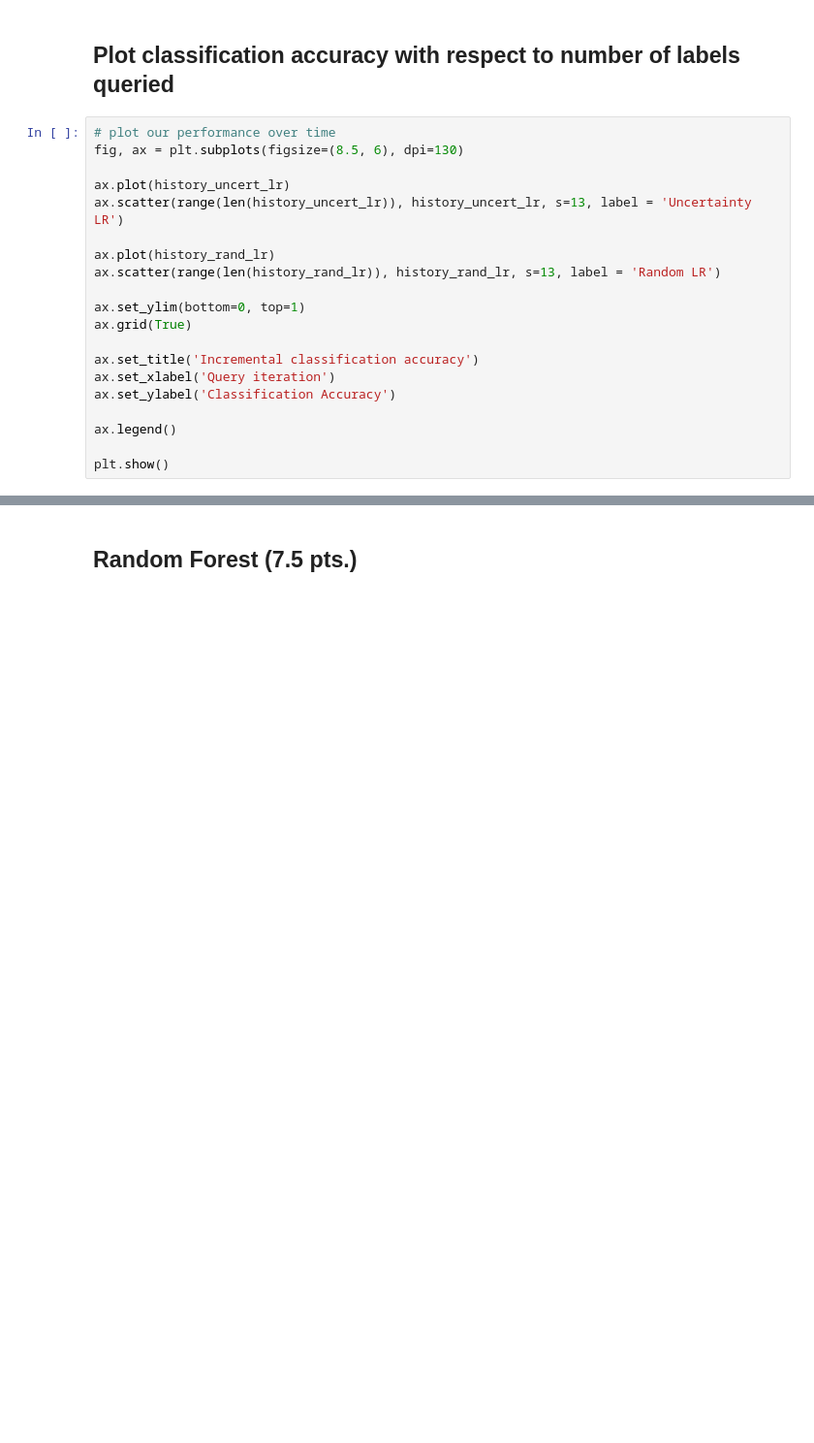
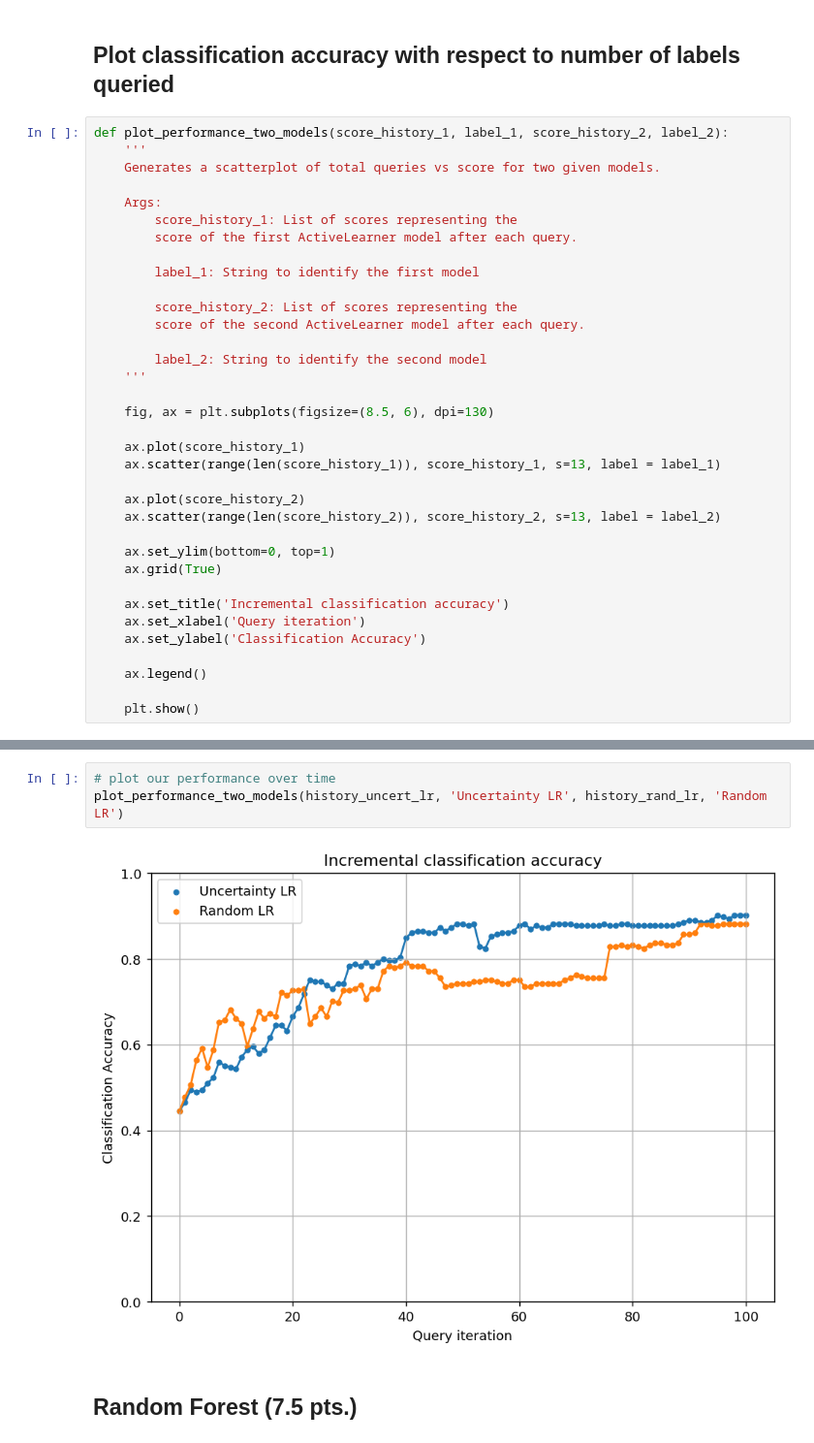
Before and after one commit to ryanquinnnelson/CMU-02750-Query-Selection-Methods-in-Active-Learning, a Jupyter notebook: HW2Q1_ryan.ipynb, the cells around one changed output, grey strips where cells are left out. Shown at 97% size. Cells and saved outputs as stored; diff of their text form; blank space fills up the shorter version.

```diff
--- a/HW2Q1_ryan.ipynb
+++ b/HW2Q1_ryan.ipynb
@@ -390,22 +405,37 @@ Accuracy of Logistic Regression with uncertainty sampling:      0.816
 # %% [markdown]
 ## Plot classification accuracy with respect to number of labels queried
 # %%
-# plot our performance over time
-fig, ax = plt.subplots(figsize=(8.5, 6), dpi=130)
+def plot_performance_two_models(score_history_1, label_1, score_history_2, label_2):
+    '''
+    Generates a scatterplot of total queries vs score for two given models.
 
-ax.plot(history_uncert_lr)
-ax.scatter(range(len(history_uncert_lr)), history_uncert_lr, s=13, label = 'Uncertainty LR')
+    Args:
+        score_history_1: List of scores representing the
+        score of the first ActiveLearner model after each query.
 
-ax.plot(history_rand_lr)
-ax.scatter(range(len(history_rand_lr)), history_rand_lr, s=13, label = 'Random LR')
+        label_1: String to identify the first model
 
-ax.set_ylim(bottom=0, top=1)
-ax.grid(True)
+        score_history_2: List of scores representing the
+        score of the second ActiveLearner model after each query.
 
-ax.set_title('Incremental classification accuracy')
-ax.set_xlabel('Query iteration')
-ax.set_ylabel('Classification Accuracy')
+        label_2: String to identify the second model
+    '''
 
-ax.legend()
+    fig, ax = plt.subplots(figsize=(8.5, 6), dpi=130)
 
-plt.show()
+    ax.plot(score_history_1)
+    ax.scatter(range(len(score_history_1)), score_history_1, s=13, label = label_1)
+
+    ax.plot(score_history_2)
+    ax.scatter(range(len(score_history_2)), score_history_2, s=13, label = label_2)
+
+    ax.set_ylim(bottom=0, top=1)
+    ax.grid(True)
+
+    ax.set_title('Incremental classification accuracy')
+    ax.set_xlabel('Query iteration')
+    ax.set_ylabel('Classification Accuracy')
+
+    ax.legend()
+
+    plt.show()
@@ -414,3 +442,8 @@ plt.show()
+# %%
+# plot our performance over time
+plot_performance_two_models(history_uncert_lr, 'Uncertainty LR', history_rand_lr, 'Random LR')
+# %% [output]
+[figure, added]
 # %% [markdown]
 ## Random Forest (7.5 pts.)
 # %%
```
Also changed, not shown: parts of 27 cells of this notebook.
